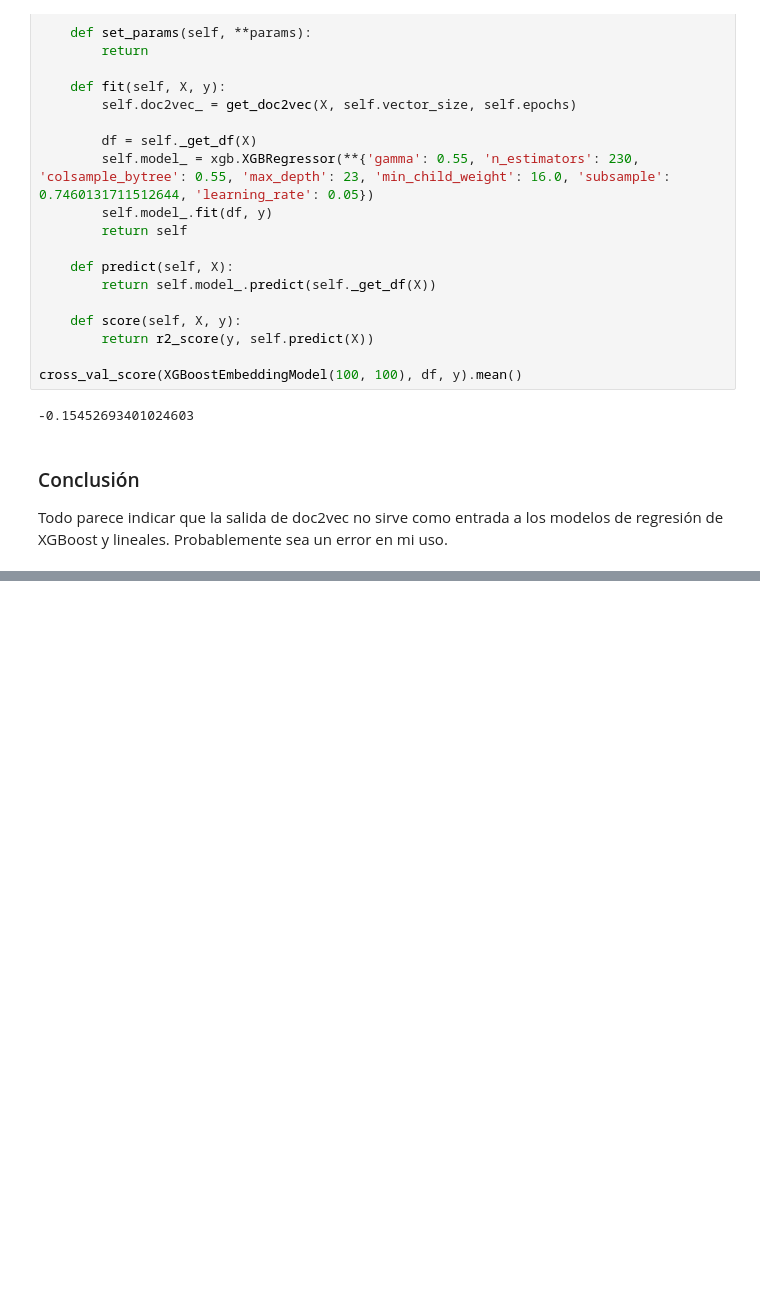
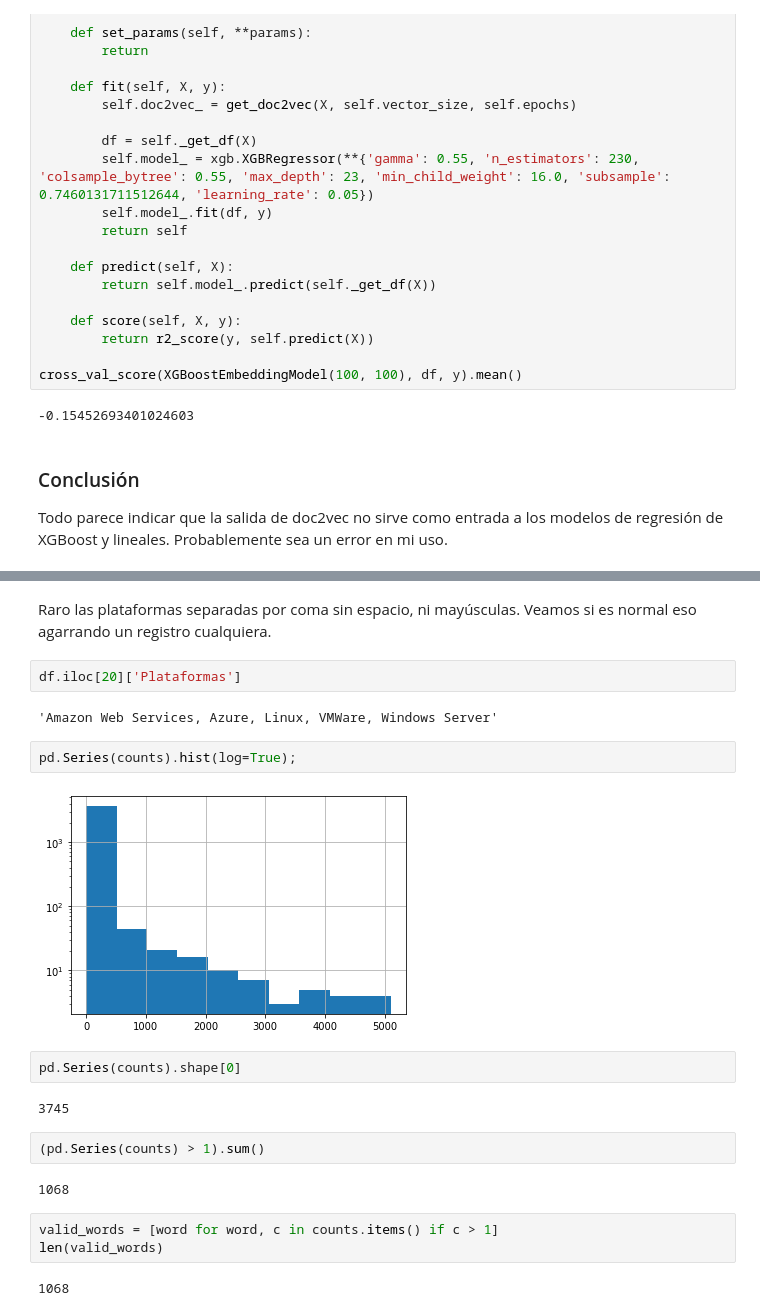
Before and after one commit to seppo0010/sysarmy-sueldos-2020.1, a Jupyter notebook: notebook/Predicción de sueldo.ipynb, the cells around one changed output, grey strips where cells are left out. Cells and saved outputs as stored; diff of their text form; blank space fills up the shorter version.

```diff
--- a/notebook/Predicción de sueldo.ipynb
+++ b/notebook/Predicción de sueldo.ipynb
@@ -1728,0 +1828,23 @@ Todo parece indicar que la salida de doc2vec no sirve como entrada a los modelos
+# %% [markdown]
+Raro las plataformas separadas por coma sin espacio, ni mayúsculas. Veamos si es normal eso agarrando un registro cualquiera.
+# %%
+df.iloc[20]['Plataformas']
+# %% [output]
+'Amazon Web Services, Azure, Linux, VMWare, Windows Server'
+# %%
+pd.Series(counts).hist(log=True);
+# %% [output]
+[figure, added]
+# %%
+pd.Series(counts).shape[0]
+# %% [output]
+3745
+# %%
+(pd.Series(counts) > 1).sum()
+# %% [output]
+1068
+# %%
+valid_words = [word for word, c in counts.items() if c > 1]
+len(valid_words)
+# %% [output]
+1068
```
Also changed, not shown: parts of 24 cells of this notebook, 2 other files.
